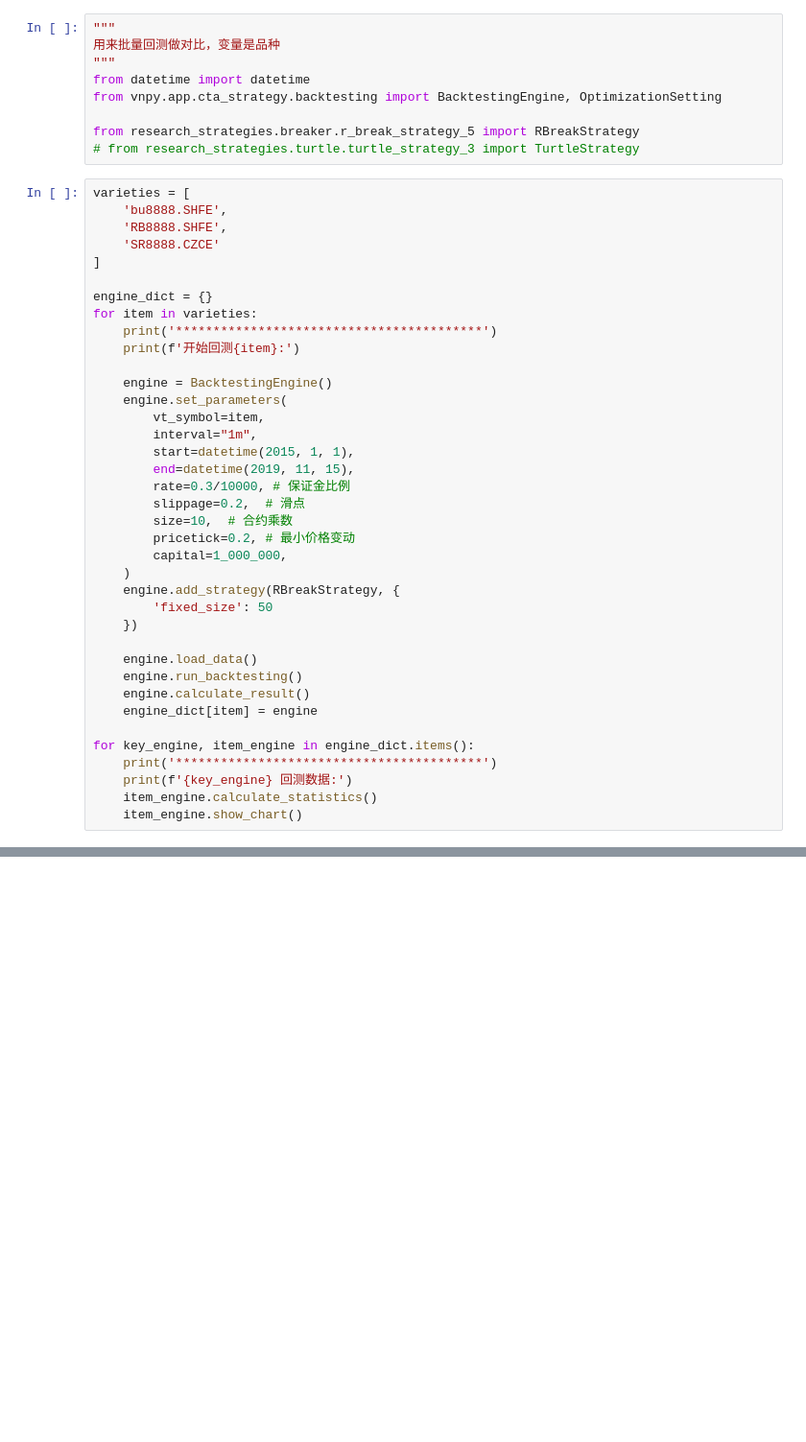
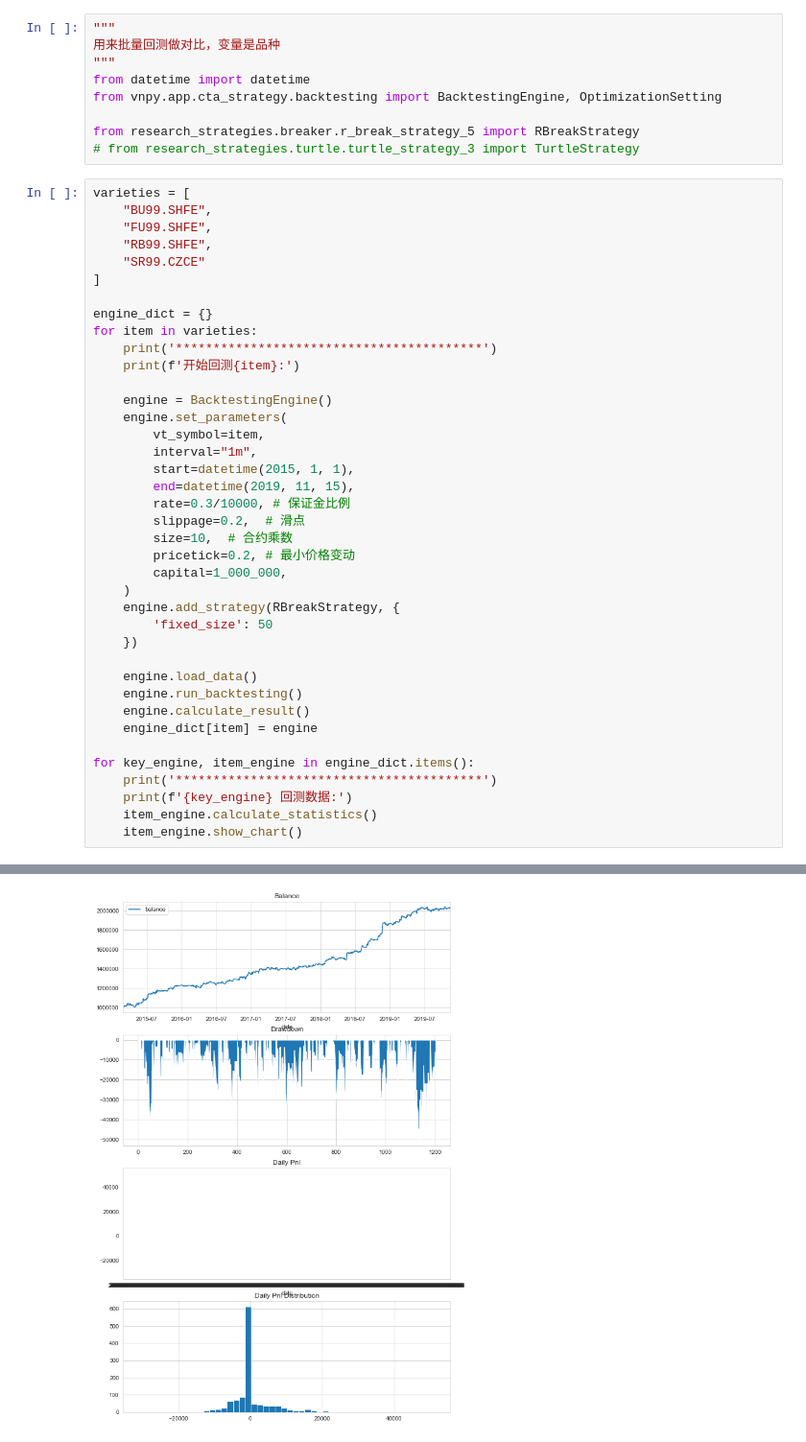
Before and after one commit to caizhanjin/self_vnpy, a Jupyter notebook: research/backtesting_3_multi.ipynb, the cells around one changed output, grey strips where cells are left out. Shown: that part at 96% size. Cells and saved outputs as stored; diff of their text form; blank space fills up the shorter version.

```diff
--- a/research/backtesting_3_multi.ipynb
+++ b/research/backtesting_3_multi.ipynb
@@ -9,9 +9,10 @@ from research_strategies.breaker.r_break_strategy_5 import RBreakStrategy
 # from research_strategies.turtle.turtle_strategy_3 import TurtleStrategy
 # %%
 varieties = [
-    'bu8888.SHFE',
-    'RB8888.SHFE',
-    'SR8888.CZCE'
+    "BU99.SHFE",
+    "FU99.SHFE",
+    "RB99.SHFE",
+    "SR99.CZCE"
 ]
 
 engine_dict = {}
@@ -45,3 +46,4 @@ for key_engine, item_engine in engine_dict.items():
     print(f'{key_engine} 回测数据:')
     item_engine.calculate_statistics()
     item_engine.show_chart()
+# %% [output]
@@ -47,0 +67 @@ for key_engine, item_engine in engine_dict.items():
+[figure, added]
```
Also changed, not shown: parts of 1 cell of this notebook, 16 other files.
